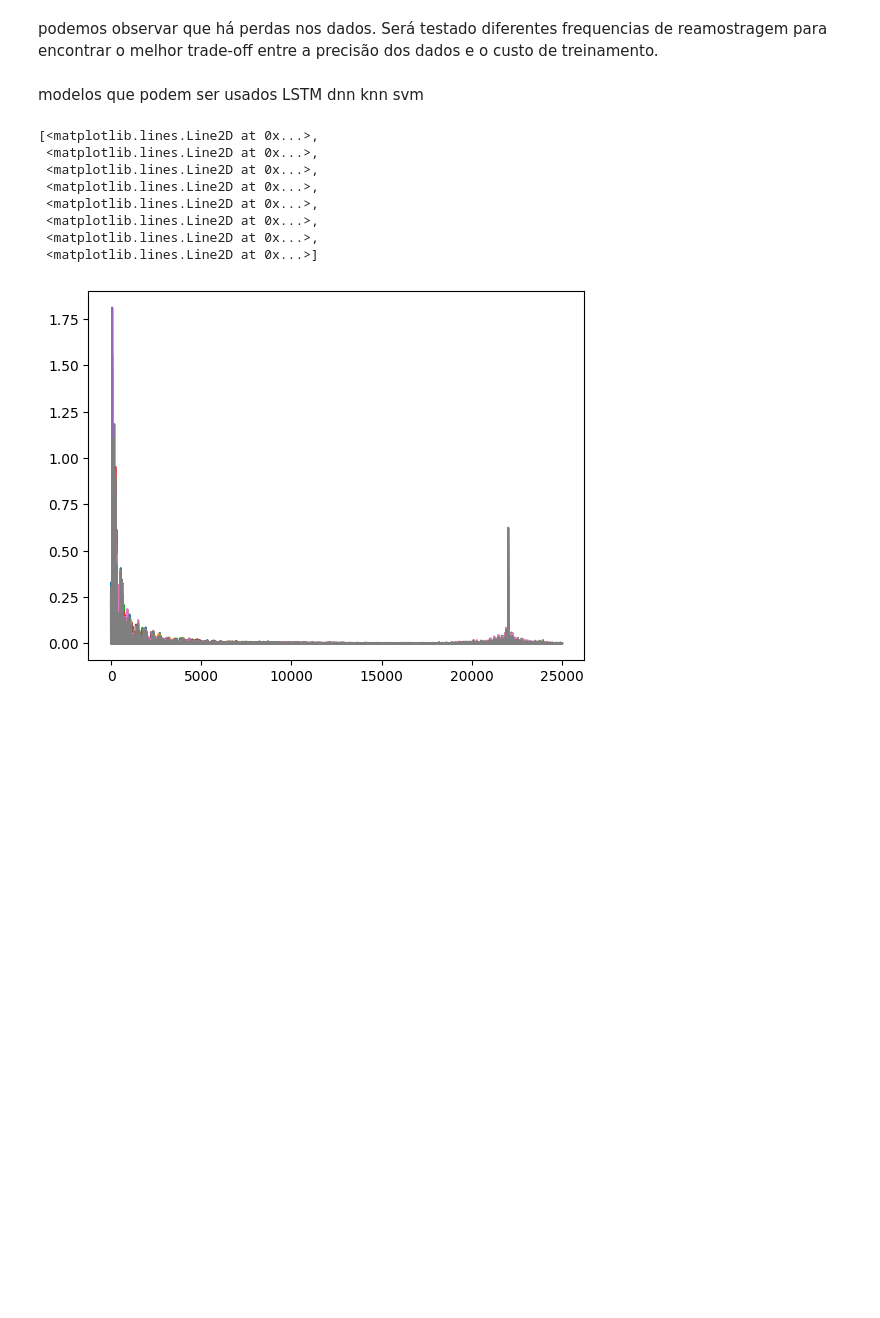
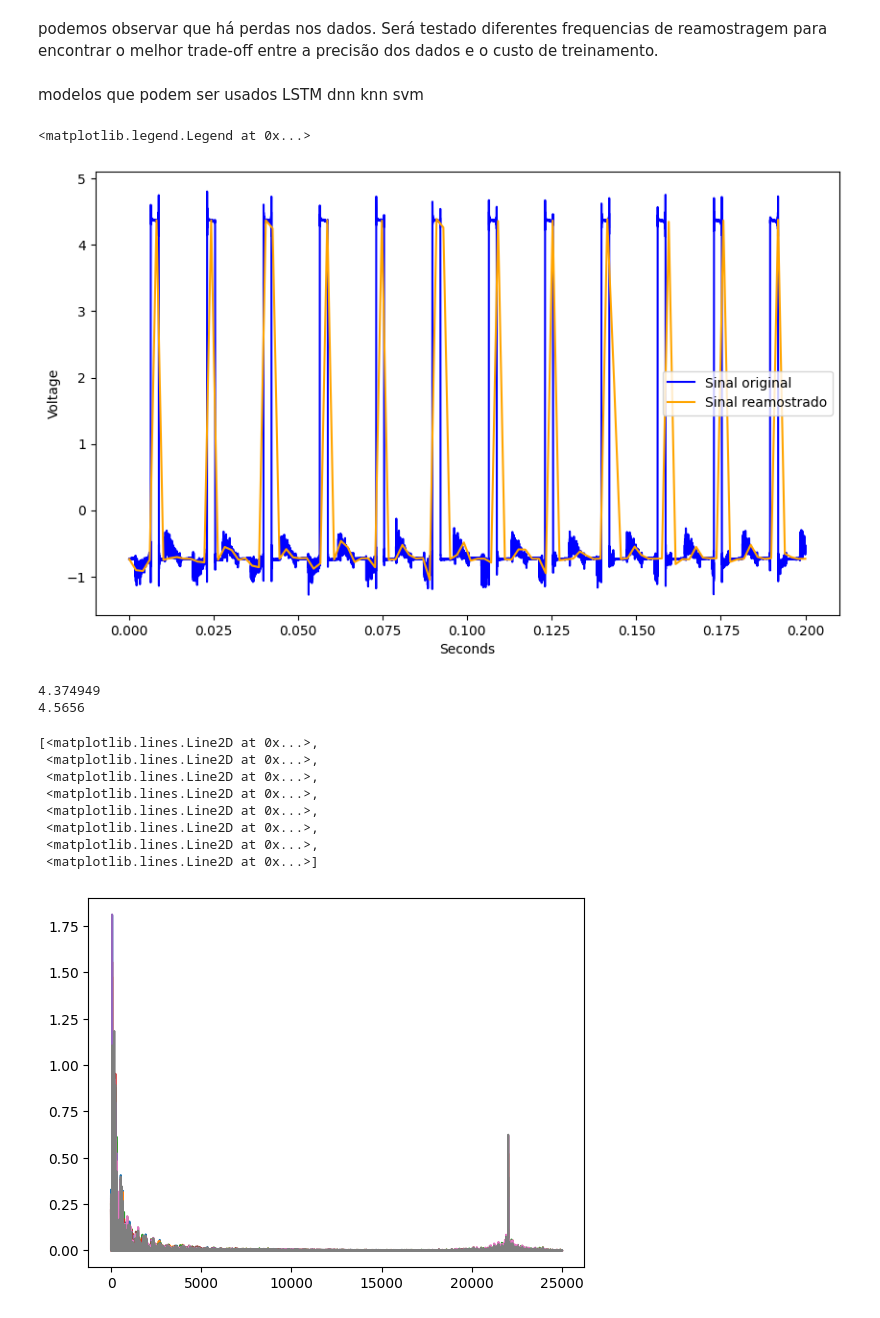
Before and after one commit to ricardo-faria/data-science-tcc, a Jupyter notebook: main.ipynb, the cells around one changed output. Drawn from its saved outputs; the diff is of its cells as text; code cells hidden in the pictures; blank space fills up the shorter version.

Commit message:
recriada função resample usando interpolação

```diff
--- a/main.ipynb
+++ b/main.ipynb
@@ -245,0 +220,36 @@ svm
+# %%
+def resample_signal(signal, original_sampling_rate, new_sampling_rate):
+    # Vetor de tempo original
+    t_original = np.arange(0, signal.shape[0]) / original_sampling_rate
+
+    # Vetor de tempo para o sinal reamostrado
+    # Calculate the duration of the original signal
+    original_duration = signal.shape[0] / original_sampling_rate
+    # Create the new time vector based on the original duration
+    t_new = np.arange(0, original_duration, 1/new_sampling_rate)
+
+    # Inicializar o array para o sinal reamostrado
+    resampled_signal = np.zeros((len(t_new), signal.shape[1]))
+
+    # Aplicar interpolação em cada coluna
+    for i in range(signal.shape[1]):
+         resampled_signal[:, i] = np.interp(t_new, t_original, signal[:, i])
+
+    return resampled_signal
+# %%
+resampled_signal, new_sampling_rate = resample_signal(sample_normal.to_numpy(), ORIGINAL_SAMPLE_RATE, target_rate)
+
+time = 0.2 # s
+qty_original_samples =  int(ORIGINAL_SAMPLE_RATE * time)
+qty_resampled_sample = int(target_rate * time)
+t1 = np.linspace(0, time, qty_original_samples)
+t2 = np.linspace(0, time, qty_resampled_sample)
+plt.figure(figsize=(10, 6))
+plt.plot(t1,  sample_normal[0][0:qty_original_samples], label='Sinal original', color='blue')
+plt.plot(t2,  resampled_signal[0:qty_resampled_sample, 0], label='Sinal reamostrado', color='orange')
+plt.xlabel('Seconds')
+plt.ylabel('Voltage')
+plt.legend()
+# %% [output]
+<matplotlib.legend.Legend at 0x...>
+[figure, added]
@@ -246,3 +258,10 @@ svm
+# %%
+print(a.max())
+
+print(resampled_signal.max())
+# %% [output]
+4.374949
+4.5656
 # %%
 # normal_sample_spectrum, xf = apply_fft(normalSample, ORIGINAL_SAMPLE_RATE)
 # plt.plot(xf,normal_sample_spectrum)
```
Also changed, not shown: parts of 18 cells of this notebook.
